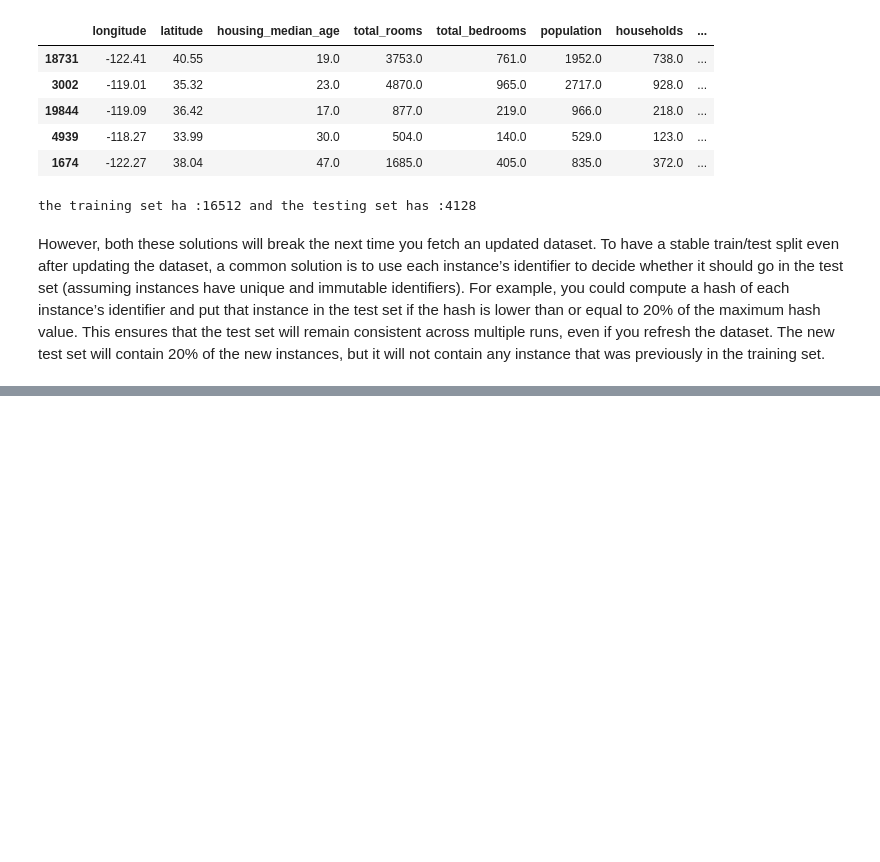
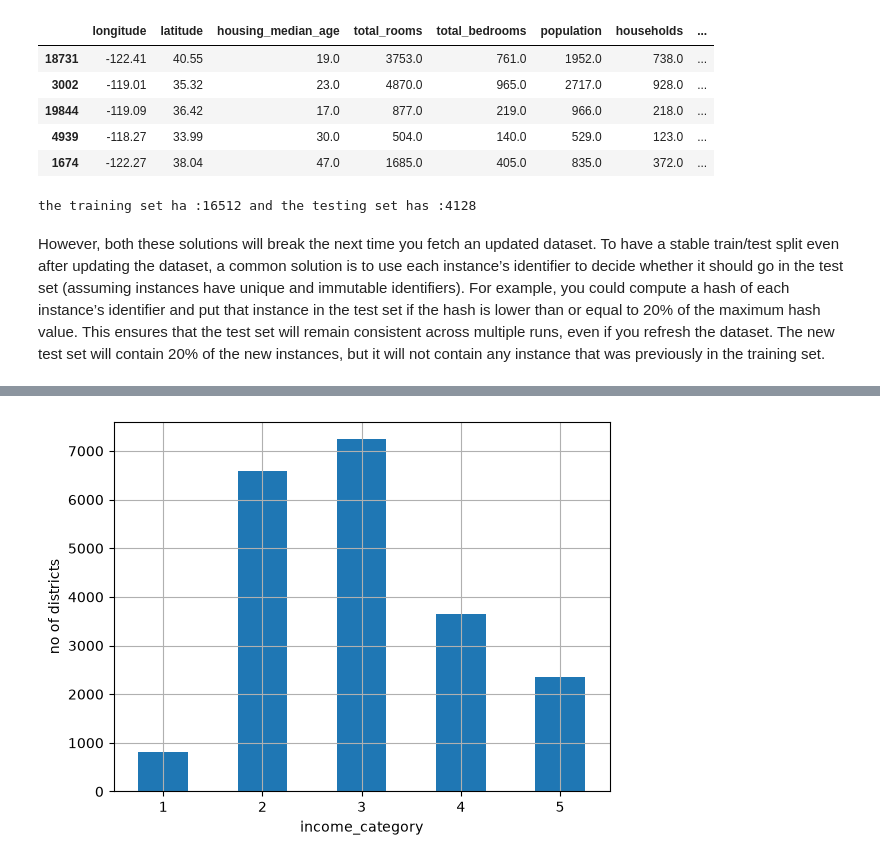
Before and after one commit to siddiqiabusaeed7-beep/ml, a Jupyter notebook: housing.ipynb, the cells around one changed output, grey strips where cells are left out. Cells and saved outputs as stored; diff of their text form; code cells hidden in the pictures; blank space fills up the shorter version.

```diff
--- a/housing.ipynb
+++ b/housing.ipynb
@@ -127,0 +143,4 @@ def is_id_in_test_set(identifier, test_ratio):
+# %%
+""""creating the stratified sampling based on the income column"""
+housing_full["income_cat"] = pd.cut(housing_full["median_income"], bins=[0,1.5,3.0,4.5,6.0, np.inf],
+                                     labels=[1,2,3,4,5])
@@ -127,0 +163,8 @@ def is_id_in_test_set(identifier, test_ratio):
+# %%
+cat_counts = housing_full["income_cat"].value_counts().sort_index()
+cat_counts.plot.bar(rot =0, grid=True)
+plt.xlabel("income_category")
+plt.ylabel("no of districts")
+plt.show()
+# %% [output]
+[figure, added]
```
Also changed, not shown: parts of 8 cells of this notebook, 3 other files.
